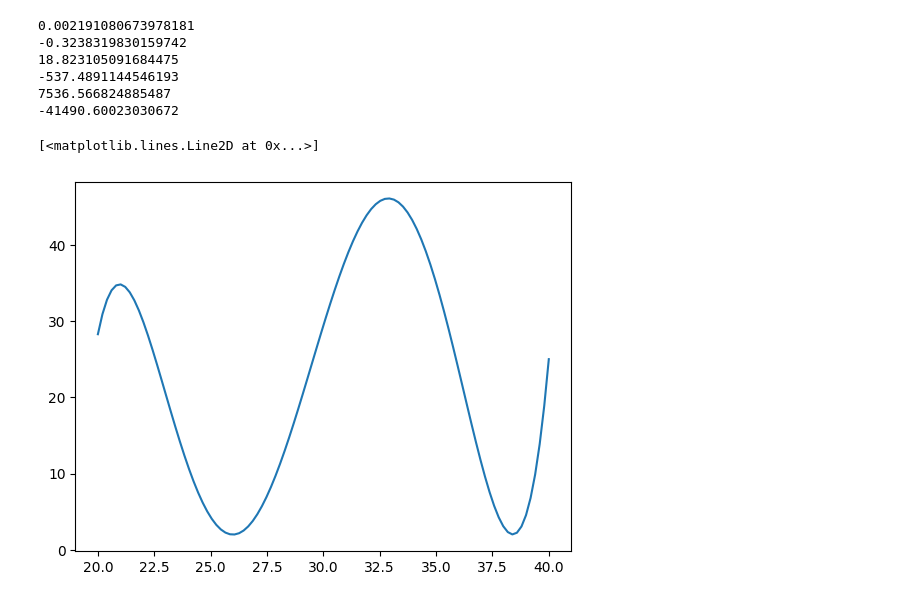
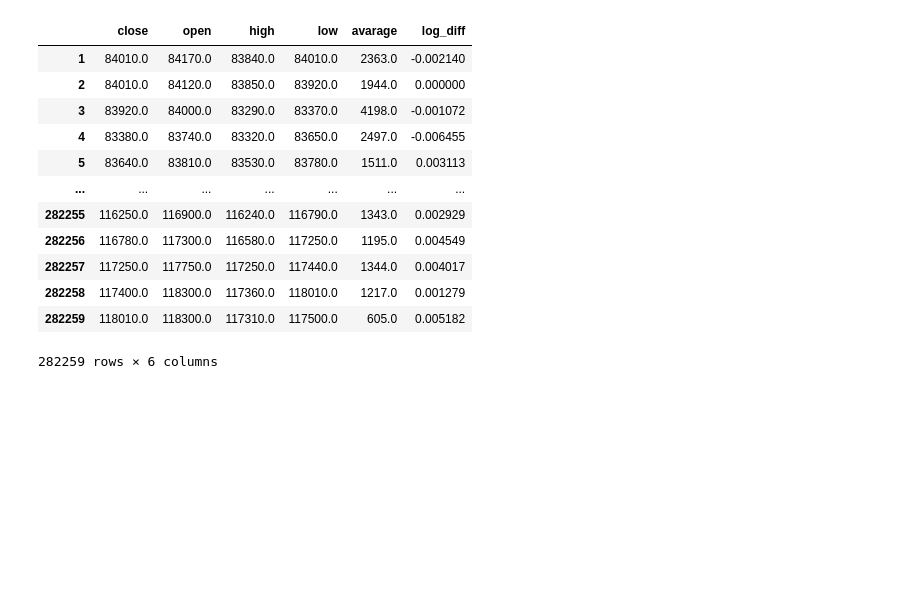
Before and after one commit to kechprog/py_trr, a Jupyter notebook: main.ipynb, the cells around one changed output. Drawn from its saved outputs; the diff is of its cells as text; code cells hidden in the pictures; blank space fills up the shorter version.

```diff
--- a/main.ipynb
+++ b/main.ipynb
@@ -8,32 +6,18 @@ from polinomial_approximation import *
-# %%
-# points of the graph
-p = [
-    (22, 30),
-    (35, 35),
-    (26, 2),
-    (38, 3),
-    (20, math.exp(20-16.693)+0.969),
-    (40, 25)
-]
-
-# solving for coeficients of the polinomial
-coef = mk_coef(p)
-for c in coef:
-    print(c)
-
-# f - polinomial function
-f = mk_polinomial(coef)
-x = np.linspace(20, 40, 100)
-y = f(x)
-
-# plotting
-plt.plot(x, y)
-# %% [output]
-0.002191080673978181
--0.3238319830159742
-18.823105091684475
--537.4891144546193
-7536.566824885487
--41490.60023030672
-[<matplotlib.lines.Line2D at 0x...>]
-[figure, removed]
+# %%
+from utils import parse_txt
+df = parse_txt()
+df
+# %% [output]
+|  | close | open | high | low | avarage | log_diff |
+| 1 | 84010.0 | 84170.0 | 83840.0 | 84010.0 | 2363.0 | -0.002140 |
+| 2 | 84010.0 | 84120.0 | 83850.0 | 83920.0 | 1944.0 | 0.000000 |
+| 3 | 83920.0 | 84000.0 | 83290.0 | 83370.0 | 4198.0 | -0.001072 |
+| 4 | 83380.0 | 83740.0 | 83320.0 | 83650.0 | 2497.0 | -0.006455 |
+| 5 | 83640.0 | 83810.0 | 83530.0 | 83780.0 | 1511.0 | 0.003113 |
+| ... | ... | ... | ... | ... | ... | ... |
+| 282255 | 116250.0 | 116900.0 | 116240.0 | 116790.0 | 1343.0 | 0.002929 |
+| 282256 | 116780.0 | 117300.0 | 116580.0 | 117250.0 | 1195.0 | 0.004549 |
+| 282257 | 117250.0 | 117750.0 | 117250.0 | 117440.0 | 1344.0 | 0.004017 |
+| 282258 | 117400.0 | 118300.0 | 117360.0 | 118010.0 | 1217.0 | 0.001279 |
+| 282259 | 118010.0 | 118300.0 | 117310.0 | 117500.0 | 605.0 | 0.005182 |
+282259 rows × 6 columns
```
Also changed, not shown: parts of 6 cells of this notebook, 8 other files.
